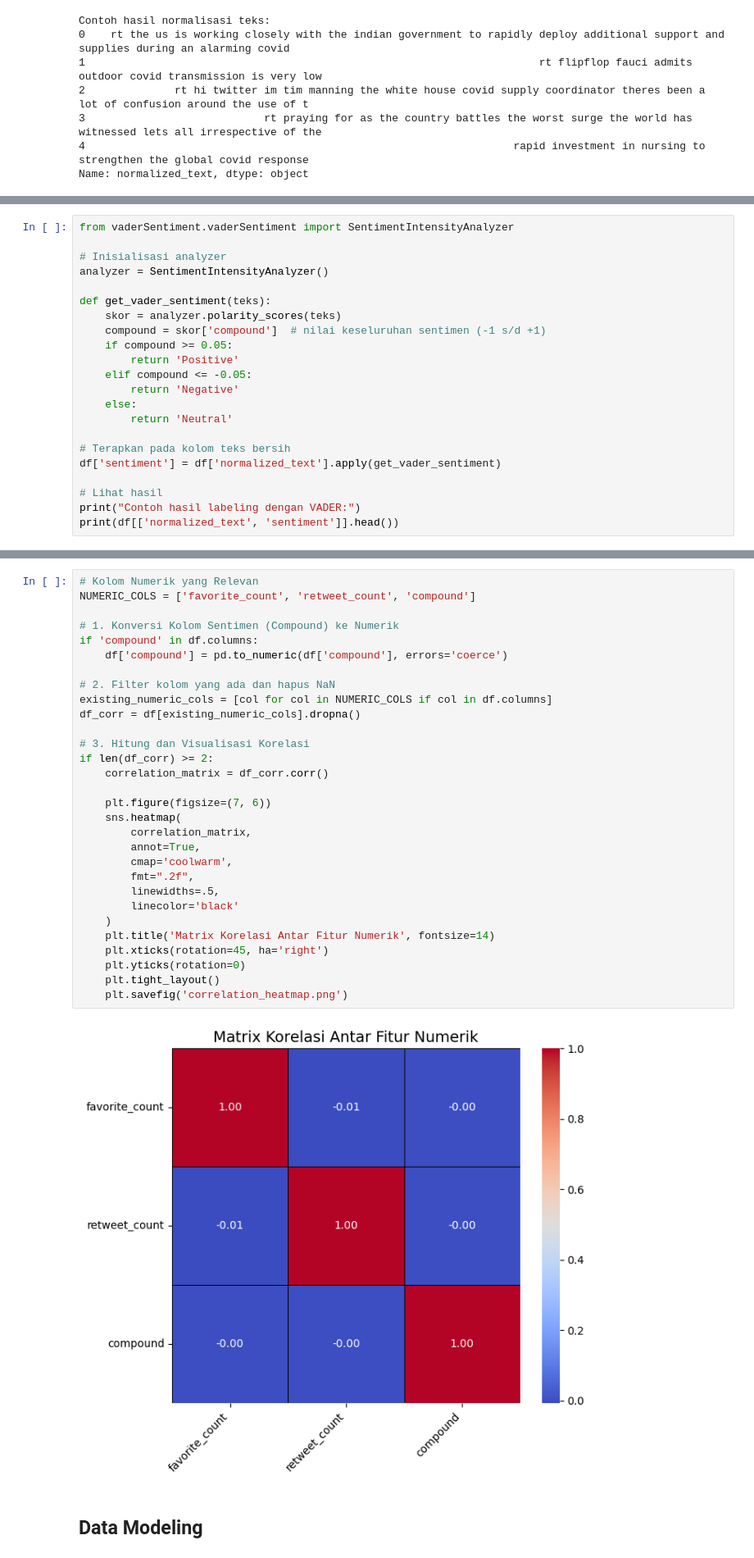
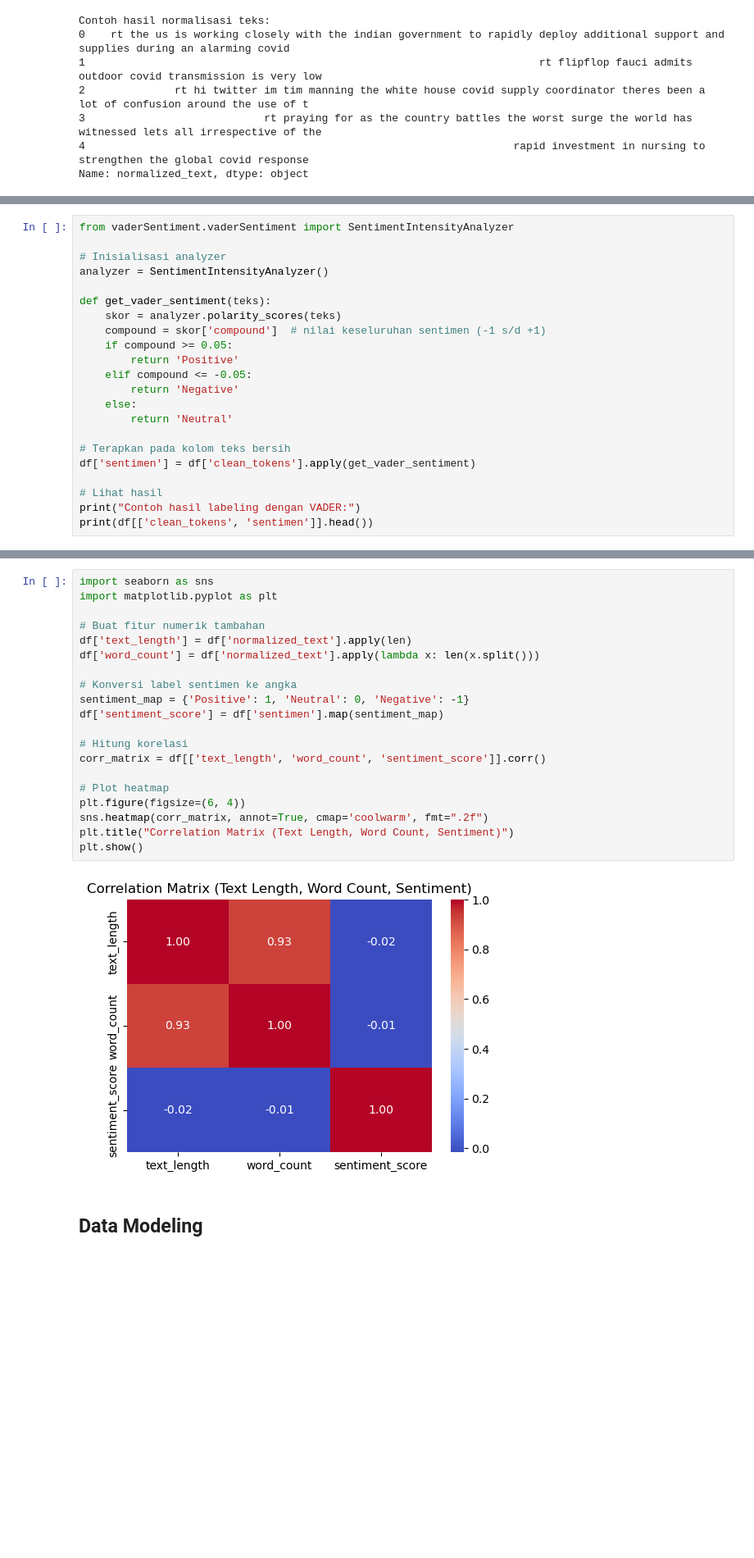
Before and after one commit to dee-aah/10222065_Dede-Ahmad-Maolana_AS, a Jupyter notebook: 10222065_DedeAhmadMaolana_AS.ipynb, the cells around one changed output, grey strips where cells are left out. Shown at 82% size. Drawn from its saved outputs; the diff is of its cells as text; blank space fills up the shorter version.

```diff
--- a/10222065_DedeAhmadMaolana_AS.ipynb
+++ b/10222065_DedeAhmadMaolana_AS.ipynb
@@ -395,9 +385,9 @@ def get_vader_sentiment(teks):
         return 'Neutral'
 
 # Terapkan pada kolom teks bersih
-df['sentiment'] = df['normalized_text'].apply(get_vader_sentiment)
+df['sentimen'] = df['clean_tokens'].apply(get_vader_sentiment)
 
 # Lihat hasil
 print("Contoh hasil labeling dengan VADER:")
-print(df[['normalized_text', 'sentiment']].head())
+print(df[['clean_tokens', 'sentimen']].head())
 # %% [output]
@@ -443,35 +437,25 @@ Ukuran Data Pelatihan (X_train): (200692, 5000)
 # %%
-# Kolom Numerik yang Relevan
-NUMERIC_COLS = ['favorite_count', 'retweet_count', 'compound']
+import seaborn as sns
+import matplotlib.pyplot as plt
 
-# 1. Konversi Kolom Sentimen (Compound) ke Numerik
-if 'compound' in df.columns:
-    df['compound'] = pd.to_numeric(df['compound'], errors='coerce')
+# Buat fitur numerik tambahan
+df['text_length'] = df['normalized_text'].apply(len)
+df['word_count'] = df['normalized_text'].apply(lambda x: len(x.split()))
 
-# 2. Filter kolom yang ada dan hapus NaN
-existing_numeric_cols = [col for col in NUMERIC_COLS if col in df.columns]
-df_corr = df[existing_numeric_cols].dropna()
+# Konversi label sentimen ke angka
+sentiment_map = {'Positive': 1, 'Neutral': 0, 'Negative': -1}
+df['sentiment_score'] = df['sentimen'].map(sentiment_map)
 
-# 3. Hitung dan Visualisasi Korelasi
-if len(df_corr) >= 2:
-    correlation_matrix = df_corr.corr()
+# Hitung korelasi
+corr_matrix = df[['text_length', 'word_count', 'sentiment_score']].corr()
 
-    plt.figure(figsize=(7, 6))
-    sns.heatmap(
-        correlation_matrix,
-        annot=True,
-        cmap='coolwarm',
-        fmt=".2f",
-        linewidths=.5,
-        linecolor='black'
-    )
-    plt.title('Matrix Korelasi Antar Fitur Numerik', fontsize=14)
-    plt.xticks(rotation=45, ha='right')
-    plt.yticks(rotation=0)
-    plt.tight_layout()
-    plt.savefig('correlation_heatmap.png')
+# Plot heatmap
+plt.figure(figsize=(6, 4))
+sns.heatmap(corr_matrix, annot=True, cmap='coolwarm', fmt=".2f")
+plt.title("Correlation Matrix (Text Length, Word Count, Sentiment)")
+plt.show()
 # %% [output]
-[figure, old version]
+[figure, new version]
 # %% [markdown]
 ## Data Modeling
 # %%
```
Also changed, not shown: parts of 48 cells of this notebook, 5 other files.
